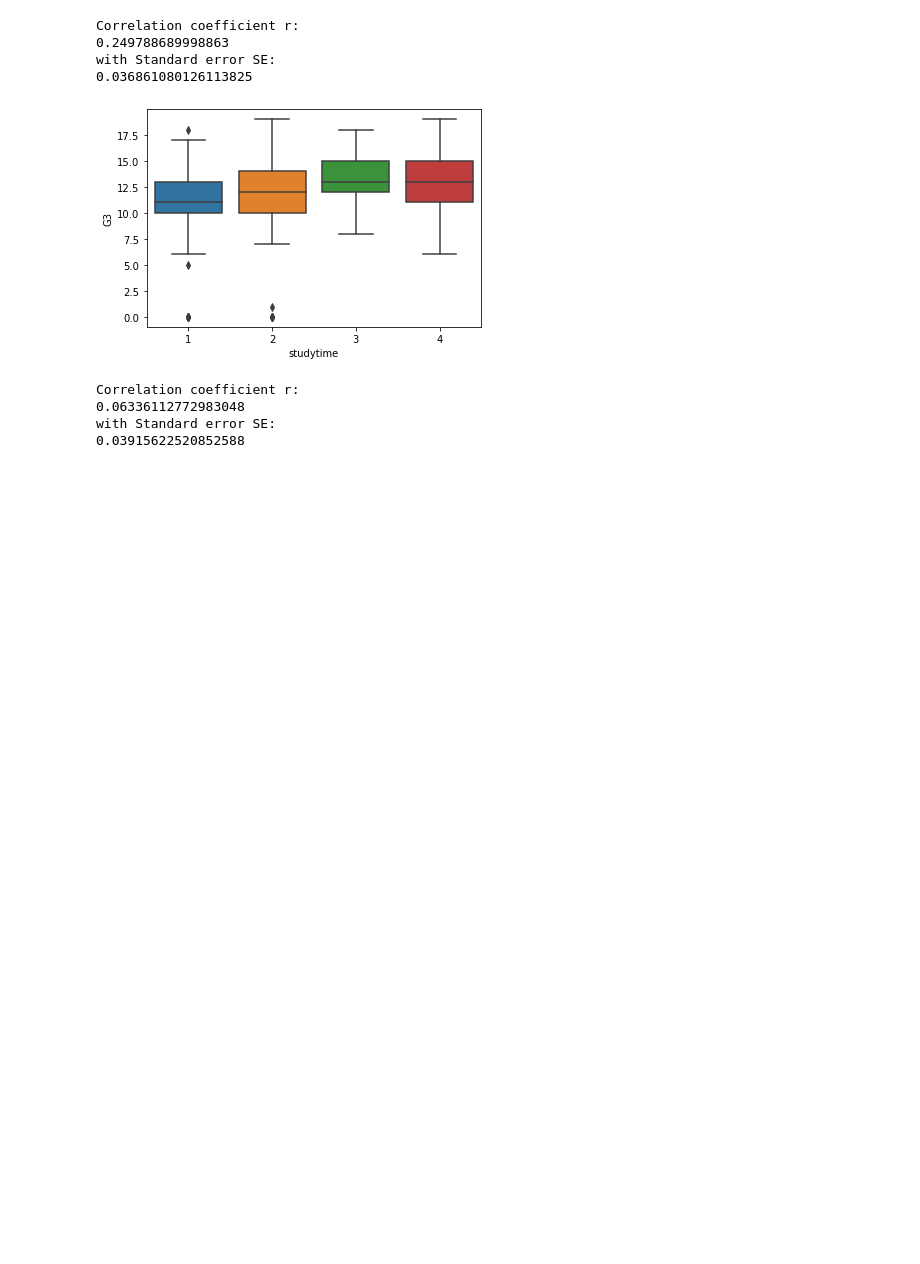
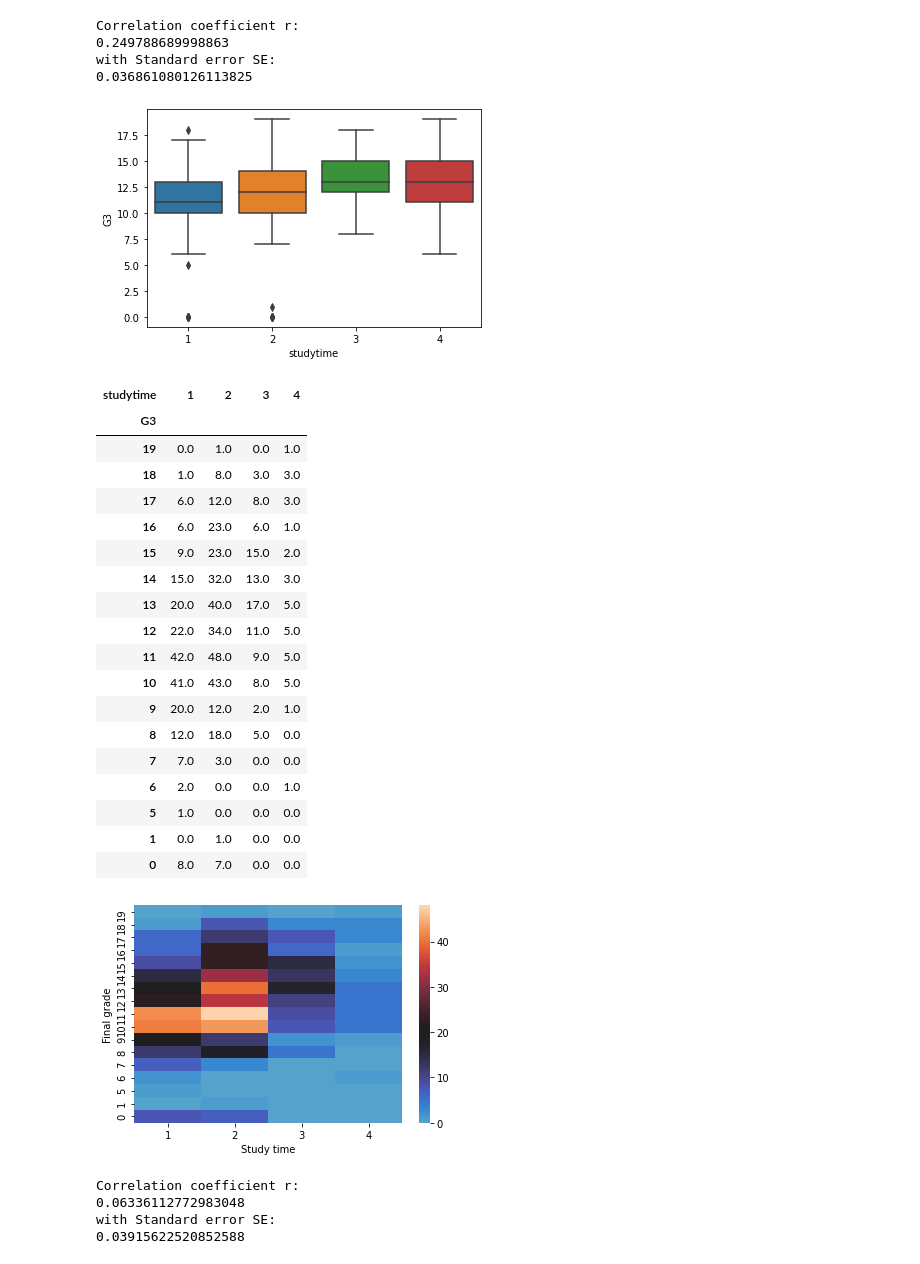
Before and after one commit to lucarossi9/statistical-computation-team-1, a Jupyter notebook: correlations.ipynb, the cells around one changed output. Drawn from its saved outputs; the diff is of its cells as text; code cells hidden in the pictures; blank space fills up the shorter version.

```diff
--- a/correlations.ipynb
+++ b/correlations.ipynb
@@ -77,6 +95,37 @@ Correlation coefficient r:
 with Standard error SE:
 0.036861080126113825
 [figure]
+# %%
+a=data.groupby(['studytime','G3']).count()
+a=a.sex
+a=a.unstack(level=0)
+a=a.iloc[::-1]
+a=a.fillna(0)
+sns.heatmap(a,vmin=0,vmax=48,center=20)
+plt.xlabel('Study time')
+plt.ylabel('Final grade')
+a
+# %% [output]
+| studytime | 1 | 2 | 3 | 4 |
+| G3 |  |  |  |  |
+| 19 | 0.0 | 1.0 | 0.0 | 1.0 |
+| 18 | 1.0 | 8.0 | 3.0 | 3.0 |
+| 17 | 6.0 | 12.0 | 8.0 | 3.0 |
+| 16 | 6.0 | 23.0 | 6.0 | 1.0 |
+| 15 | 9.0 | 23.0 | 15.0 | 2.0 |
+| 14 | 15.0 | 32.0 | 13.0 | 3.0 |
+| 13 | 20.0 | 40.0 | 17.0 | 5.0 |
+| 12 | 22.0 | 34.0 | 11.0 | 5.0 |
+| 11 | 42.0 | 48.0 | 9.0 | 5.0 |
+| 10 | 41.0 | 43.0 | 8.0 | 5.0 |
+| 9 | 20.0 | 12.0 | 2.0 | 1.0 |
+| 8 | 12.0 | 18.0 | 5.0 | 0.0 |
+| 7 | 7.0 | 3.0 | 0.0 | 0.0 |
+| 6 | 2.0 | 0.0 | 0.0 | 1.0 |
+| 5 | 1.0 | 0.0 | 0.0 | 0.0 |
+| 1 | 0.0 | 1.0 | 0.0 | 0.0 |
+| 0 | 8.0 | 7.0 | 0.0 | 0.0 |
+[figure, added]
 # %%
 #correlation coefficient between Families relationship and Final Grade (=G3)
 x=data.Famrel
```
Also changed, not shown: parts of 4 cells of this notebook.
